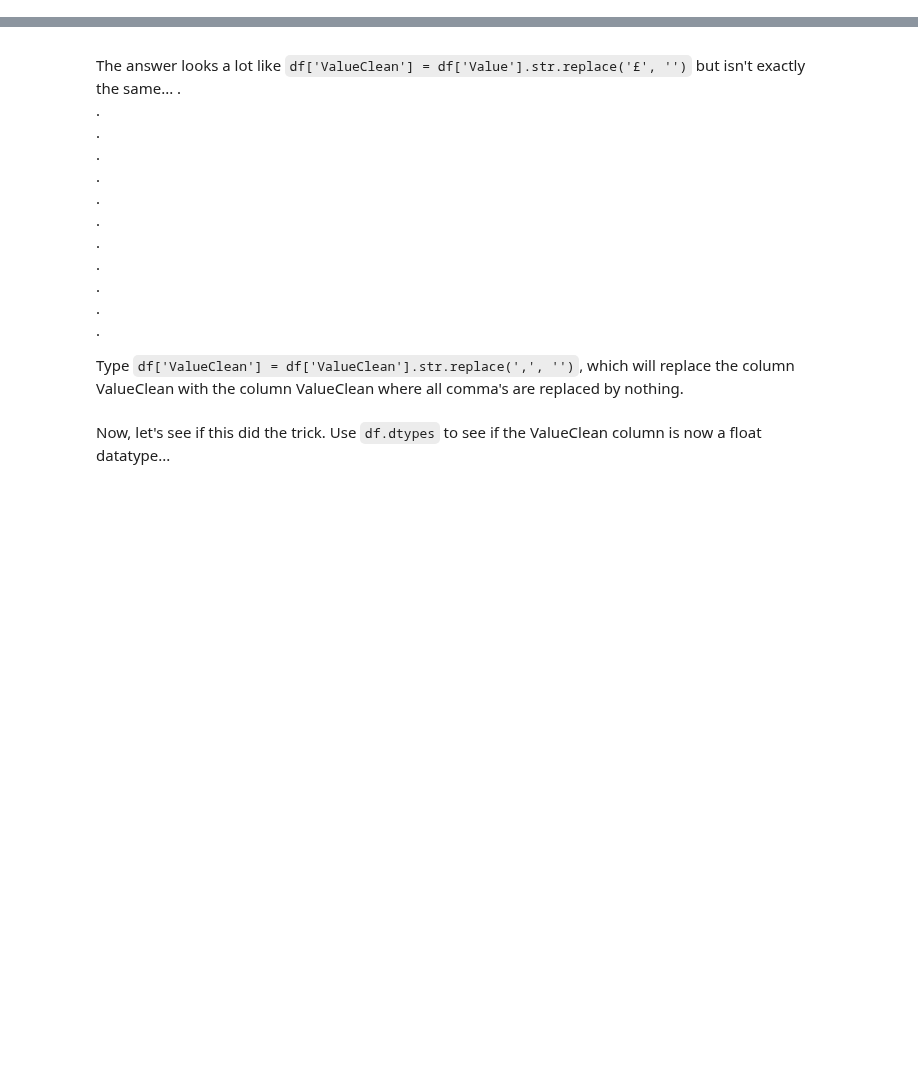
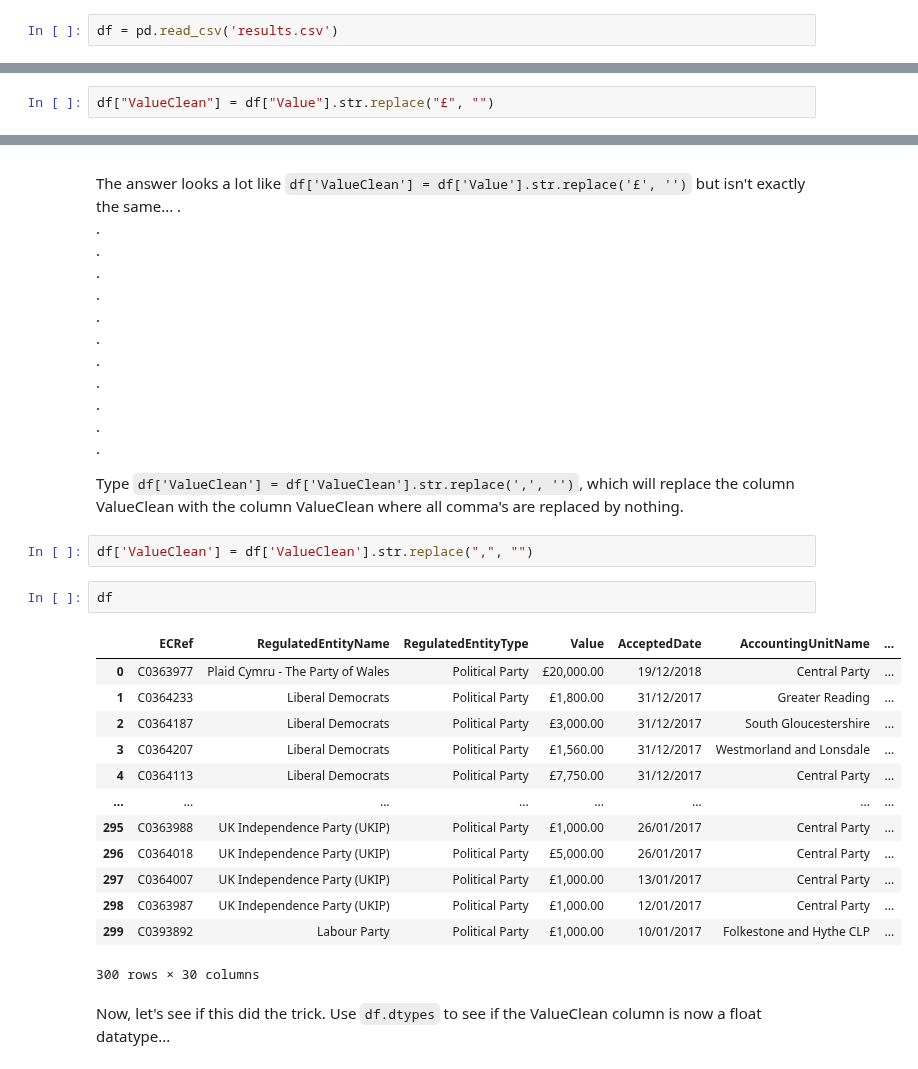
Before and after one commit to narottam90/pythonforjournalists, a Jupyter notebook: Clean Data/Clean data v2.ipynb, the cells around one changed output, grey strips where cells are left out. Drawn from its saved outputs; the diff is of its cells as text; blank space fills up the shorter version.

```diff
--- a/Clean Data/Clean data v2.ipynb
+++ b/Clean Data/Clean data v2.ipynb
@@ -47,6 +53,8 @@ Before we can work on our data, we need to import all libraries we'll need. In t
 For this course, we'll be using data on donations done to British political parties. The data was originally downloaded from [the Electoral Commission website](http://search.electoralcommission.org.uk/Search?currentPage=1&rows=10&sort=AcceptedDate&order=desc&tab=1&open=filter&et=pp&isIrishSourceYes=false&isIrishSourceNo=false&date=Reported&from=&to=&quarters=2018Q12&rptPd=3617&prePoll=false&postPoll=false&donorStatus=individual&donorStatus=tradeunion&donorStatus=company&donorStatus=unincorporatedassociation&donorStatus=publicfund&donorStatus=other&donorStatus=registeredpoliticalparty&donorStatus=friendlysociety&donorStatus=trust&donorStatus=limitedliabilitypartnership&donorStatus=impermissibledonor&donorStatus=na&donorStatus=unidentifiabledonor&donorStatus=buildingsociety&register=ni&register=gb&optCols=Register&optCols=IsIrishSource&optCols=ReportingPeriodName).
 
 We are going to create a dataframe by importing a CSV with our data. Data can be imported using the following code: `df = pd.read_csv('filename.csv')`.
+# %%
+df = pd.read_csv('results.csv')
 # %% [markdown]
 Sometimes you'll have a CSV file that doesn't use comma's to seperate values, but uses semi-colons or something else entirely. To import such a dataset change the code into:
 `df = pd.read_csv('filename.csv', delimiter=";")`.
@@ -92,3 +176,5 @@ Turns out, Python doesn't recognize the values in the Value column as numbers. S
 If we're going to analyse the data, we need the Value column to be recognized as float-numbers. (Floats, not ints since the Value column has numbers with decimals in there.)
 
 First, let's remove all of the pound-signs £... Type `df['ValueClean'] = df['Value'].str.replace('£', '')`. Now, what does this doe? It adds the column ValueClean, which is exactly the same as the column Value, but with every '£' replaced by nothing.
+# %%
+df["ValueClean"] = df["Value"].str.replace("£", "")
@@ -124,5 +225,23 @@ The answer looks a lot like `df['ValueClean'] = df['Value'].str.replace('£', ''
 .
 
 Type `df['ValueClean'] = df['ValueClean'].str.replace(',', '')`, which will replace the column ValueClean with the column ValueClean where all comma's are replaced by nothing.
+# %%
+df['ValueClean'] = df['ValueClean'].str.replace(",", "")
+# %%
+df
+# %% [output]
+|  | ECRef | RegulatedEntityName | RegulatedEntityType | Value | AcceptedDate | AccountingUnitName | ... |
+| 0 | C0363977 | Plaid Cymru - The Party of Wales | Political Party | £20,000.00 | 19/12/2018 | Central Party | ... |
+| 1 | C0364233 | Liberal Democrats | Political Party | £1,800.00 | 31/12/2017 | Greater Reading | ... |
+| 2 | C0364187 | Liberal Democrats | Political Party | £3,000.00 | 31/12/2017 | South Gloucestershire | ... |
+| 3 | C0364207 | Liberal Democrats | Political Party | £1,560.00 | 31/12/2017 | Westmorland and Lonsdale | ... |
+| 4 | C0364113 | Liberal Democrats | Political Party | £7,750.00 | 31/12/2017 | Central Party | ... |
+| ... | ... | ... | ... | ... | ... | ... | ... |
+| 295 | C0363988 | UK Independence Party (UKIP) | Political Party | £1,000.00 | 26/01/2017 | Central Party | ... |
+| 296 | C0364018 | UK Independence Party (UKIP) | Political Party | £5,000.00 | 26/01/2017 | Central Party | ... |
+| 297 | C0364007 | UK Independence Party (UKIP) | Political Party | £1,000.00 | 13/01/2017 | Central Party | ... |
+| 298 | C0363987 | UK Independence Party (UKIP) | Political Party | £1,000.00 | 12/01/2017 | Central Party | ... |
+| 299 | C0393892 | Labour Party | Political Party | £1,000.00 | 10/01/2017 | Folkestone and Hythe CLP | ... |
+300 rows × 30 columns
 # %% [markdown]
 Now, let's see if this did the trick. Use `df.dtypes` to see if the ValueClean column is now a float datatype...
```
Also changed, not shown: parts of 37 cells of this notebook, 8 other files.
